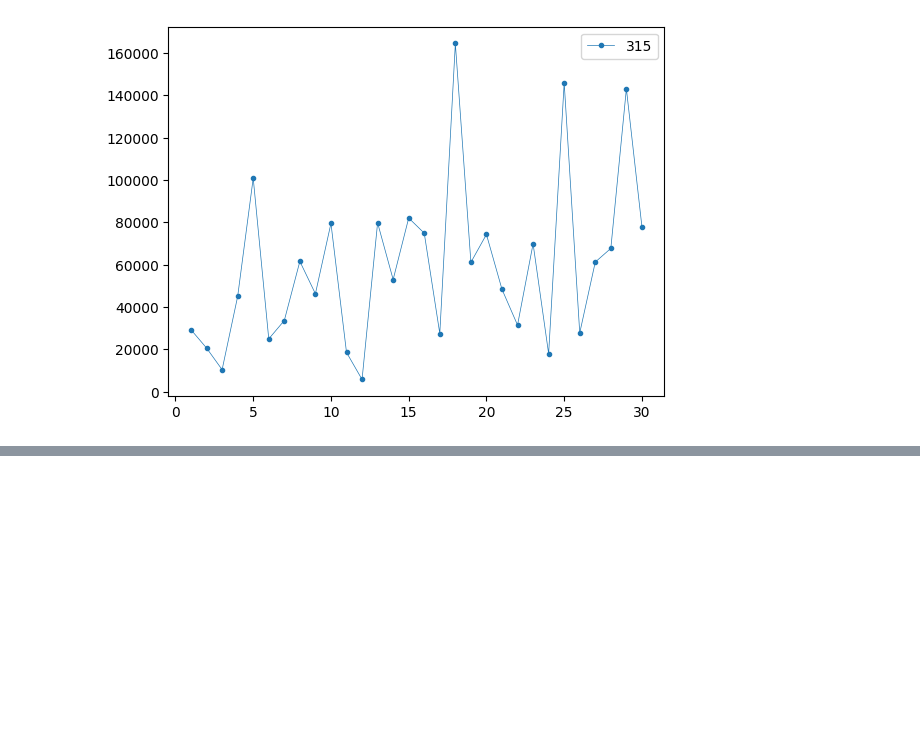
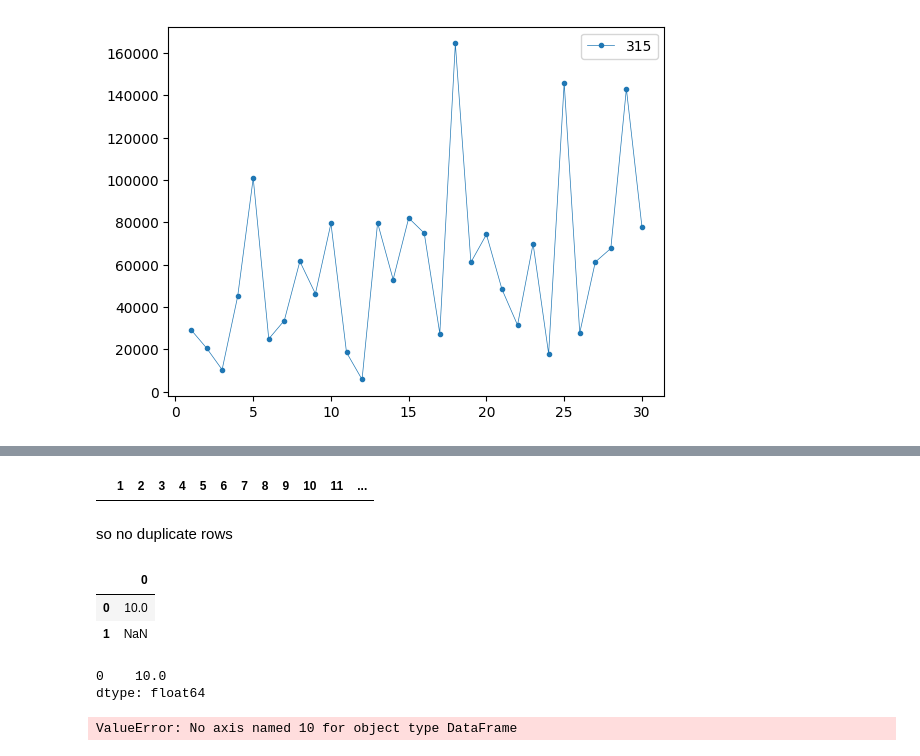
Before and after one commit to kartikgawande/SWL-ADT-PE, a Jupyter notebook: notebook.ipynb, the cells around one changed output, grey strips where cells are left out. Cells and saved outputs as stored; diff of their text form; code cells hidden in the pictures; blank space fills up the shorter version.

```diff
--- a/notebook.ipynb
+++ b/notebook.ipynb
@@ -130,0 +152,9 @@ df.describe()
+# %%
+df.loc[df.duplicated()]
+#duplicated return the boolean specifynig true for second
+# and onwards duplicates
+# and then loc shows those rows
+# %% [output]
+|  | 1 | 2 | 3 | 4 | 5 | 6 | 7 | 8 | 9 | 10 | 11 | ... |
+# %% [markdown]
+so no duplicate rows
@@ -130,0 +163,16 @@ df.describe()
+# %%
+dfTry
+# %% [output]
+|  | 0 |
+| 0 | 10.0 |
+| 1 | NaN |
+# %%
+dfTry.mean() #ie the nan values are simply ignoerd to calculate mean
+# %% [output]
+0    10.0
+dtype: float64
+# %%
+for index in naColms:
+    df.iloc(index)
+# %% [output]
+ValueError: No axis named 10 for object type DataFrame
```
Also changed, not shown: parts of 5 cells of this notebook, 2 other files.
